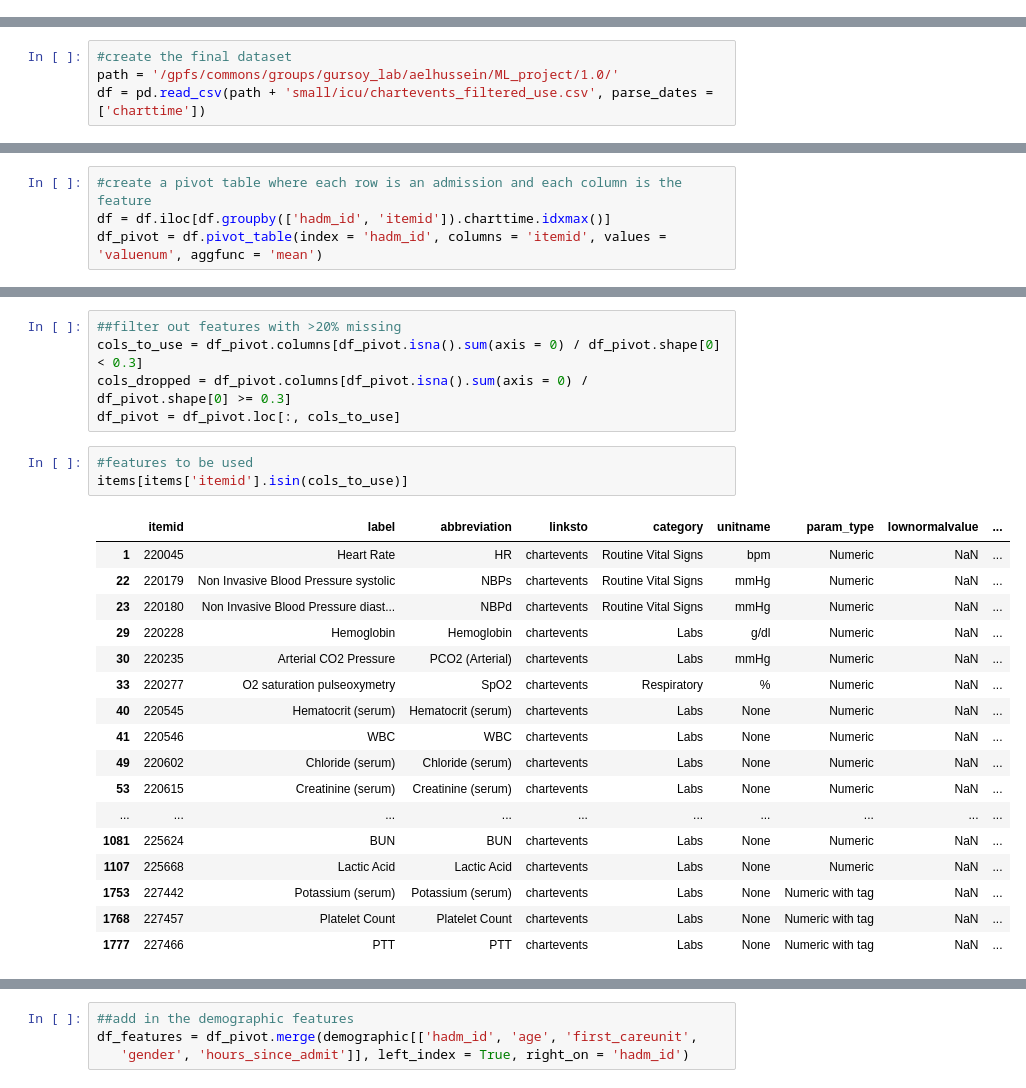
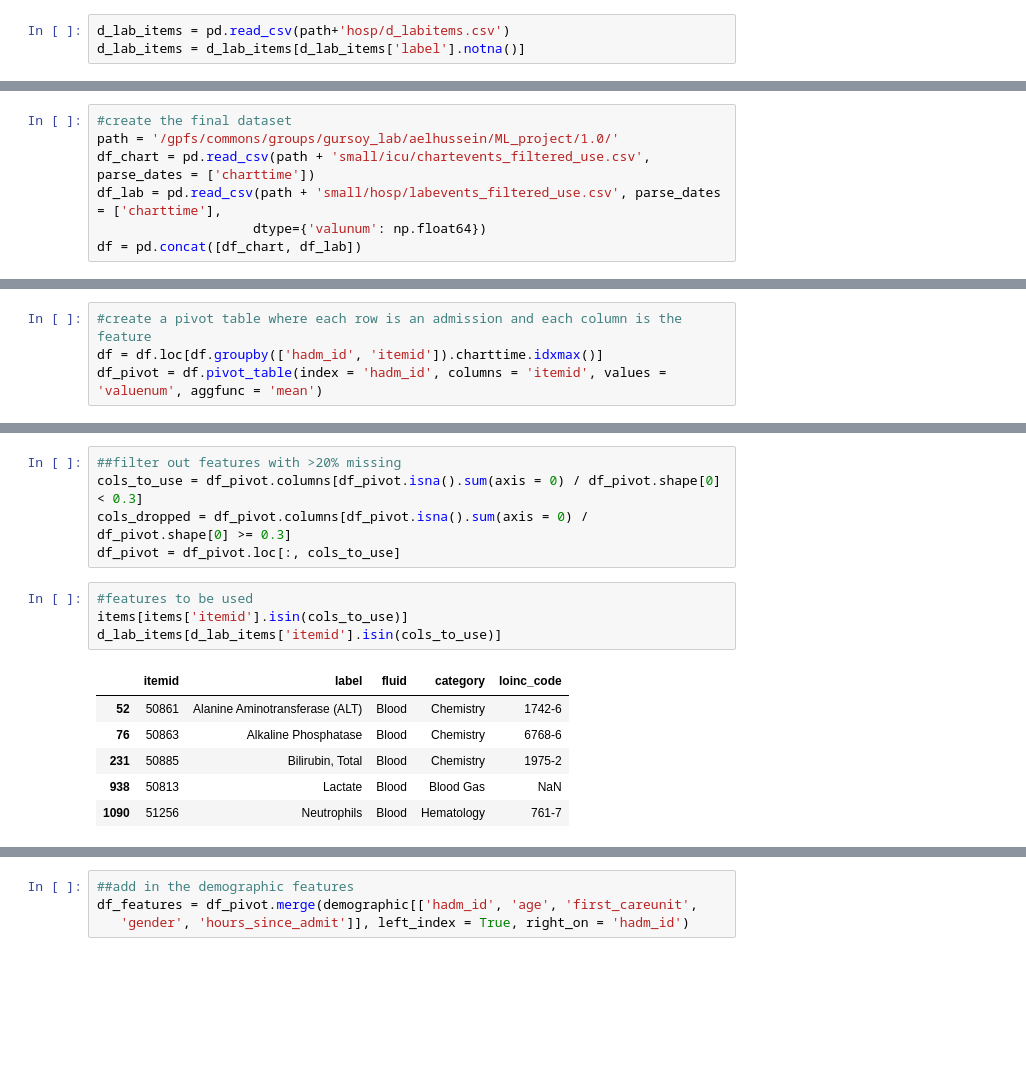
Before and after one commit to aelhussein/icu_ventilation_multimodal, a Jupyter notebook: featureExtraction.ipynb, the cells around one changed output, grey strips where cells are left out. Saved outputs shown, nothing was run; the diff lists cells and outputs as text; blank space fills up the shorter version.

```diff
--- a/featureExtraction.ipynb
+++ b/featureExtraction.ipynb
@@ -170,0 +226,3 @@ demographic = demographic.loc[demographic.groupby('hadm_id').hours_since_admit.i
+# %%
+d_lab_items = pd.read_csv(path+'hosp/d_labitems.csv')
+d_lab_items = d_lab_items[d_lab_items['label'].notna()]
@@ -173,5 +275,8 @@ demographic = demographic.loc[demographic.groupby('hadm_id').hours_since_admit.i
 # %%
 #create the final dataset
 path = '/gpfs/commons/groups/gursoy_lab/aelhussein/ML_project/1.0/'
-df = pd.read_csv(path + 'small/icu/chartevents_filtered_use.csv', parse_dates = ['charttime'])
+df_chart = pd.read_csv(path + 'small/icu/chartevents_filtered_use.csv', parse_dates = ['charttime'])
+df_lab = pd.read_csv(path + 'small/hosp/labevents_filtered_use.csv', parse_dates = ['charttime'],
+                    dtype={'valunum': np.float64})
+df = pd.concat([df_chart, df_lab])
 # %%
@@ -191,4 +289,4 @@ array([220739, 223900, 223901])
 # %%
 #create a pivot table where each row is an admission and each column is the feature
-df = df.iloc[df.groupby(['hadm_id', 'itemid']).charttime.idxmax()]
+df = df.loc[df.groupby(['hadm_id', 'itemid']).charttime.idxmax()]
 df_pivot = df.pivot_table(index = 'hadm_id', columns = 'itemid', values = 'valuenum', aggfunc = 'mean')
@@ -217,24 +298,14 @@ df_pivot = df_pivot.loc[:, cols_to_use]
 # %%
 #features to be used
 items[items['itemid'].isin(cols_to_use)]
+d_lab_items[d_lab_items['itemid'].isin(cols_to_use)]
 # %% [output]
-|  | itemid | label | abbreviation | linksto | category | unitname | param_type | lownormalvalue | ... |
-| 1 | 220045 | Heart Rate | HR | chartevents | Routine Vital Signs | bpm | Numeric | NaN | ... |
-| 22 | 220179 | Non Invasive Blood Pressure systolic | NBPs | chartevents | Routine Vital Signs | mmHg | Numeric | NaN | ... |
-| 23 | 220180 | Non Invasive Blood Pressure diast... | NBPd | chartevents | Routine Vital Signs | mmHg | Numeric | NaN | ... |
-| 29 | 220228 | Hemoglobin | Hemoglobin | chartevents | Labs | g/dl | Numeric | NaN | ... |
-| 30 | 220235 | Arterial CO2 Pressure | PCO2 (Arterial) | chartevents | Labs | mmHg | Numeric | NaN | ... |
-| 33 | 220277 | O2 saturation pulseoxymetry | SpO2 | chartevents | Respiratory | % | Numeric | NaN | ... |
-| 40 | 220545 | Hematocrit (serum) | Hematocrit (serum) | chartevents | Labs | None | Numeric | NaN | ... |
-| 41 | 220546 | WBC | WBC | chartevents | Labs | None | Numeric | NaN | ... |
-| 49 | 220602 | Chloride (serum) | Chloride (serum) | chartevents | Labs | None | Numeric | NaN | ... |
-| 53 | 220615 | Creatinine (serum) | Creatinine (serum) | chartevents | Labs | None | Numeric | NaN | ... |
-| ... | ... | ... | ... | ... | ... | ... | ... | ... | ... |
-| 1081 | 225624 | BUN | BUN | chartevents | Labs | None | Numeric | NaN | ... |
-| 1107 | 225668 | Lactic Acid | Lactic Acid | chartevents | Labs | None | Numeric | NaN | ... |
-| 1753 | 227442 | Potassium (serum) | Potassium (serum) | chartevents | Labs | None | Numeric with tag | NaN | ... |
-| 1768 | 227457 | Platelet Count | Platelet Count | chartevents | Labs | None | Numeric with tag | NaN | ... |
-| 1777 | 227466 | PTT | PTT | chartevents | Labs | None | Numeric with tag | NaN | ... |
+|  | itemid | label | fluid | category | loinc_code |
+| 52 | 50861 | Alanine Aminotransferase (ALT) | Blood | Chemistry | 1742-6 |
+| 76 | 50863 | Alkaline Phosphatase | Blood | Chemistry | 6768-6 |
+| 231 | 50885 | Bilirubin, Total | Blood | Chemistry | 1975-2 |
+| 938 | 50813 | Lactate | Blood | Blood Gas | NaN |
+| 1090 | 51256 | Neutrophils | Blood | Hematology | 761-7 |
 # %%
 #features dropped
 items[items['itemid'].isin(cols_dropped)]
```
Also changed, not shown: parts of 64 cells of this notebook.
